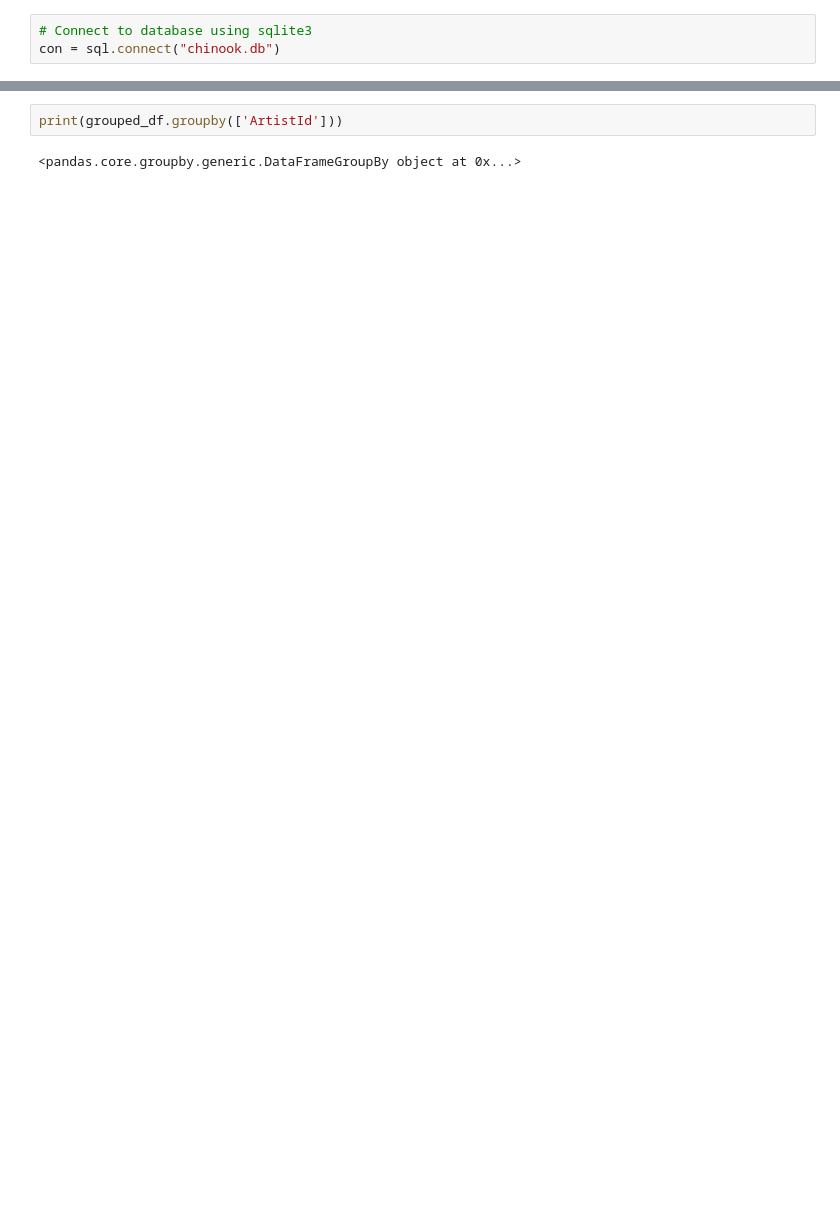
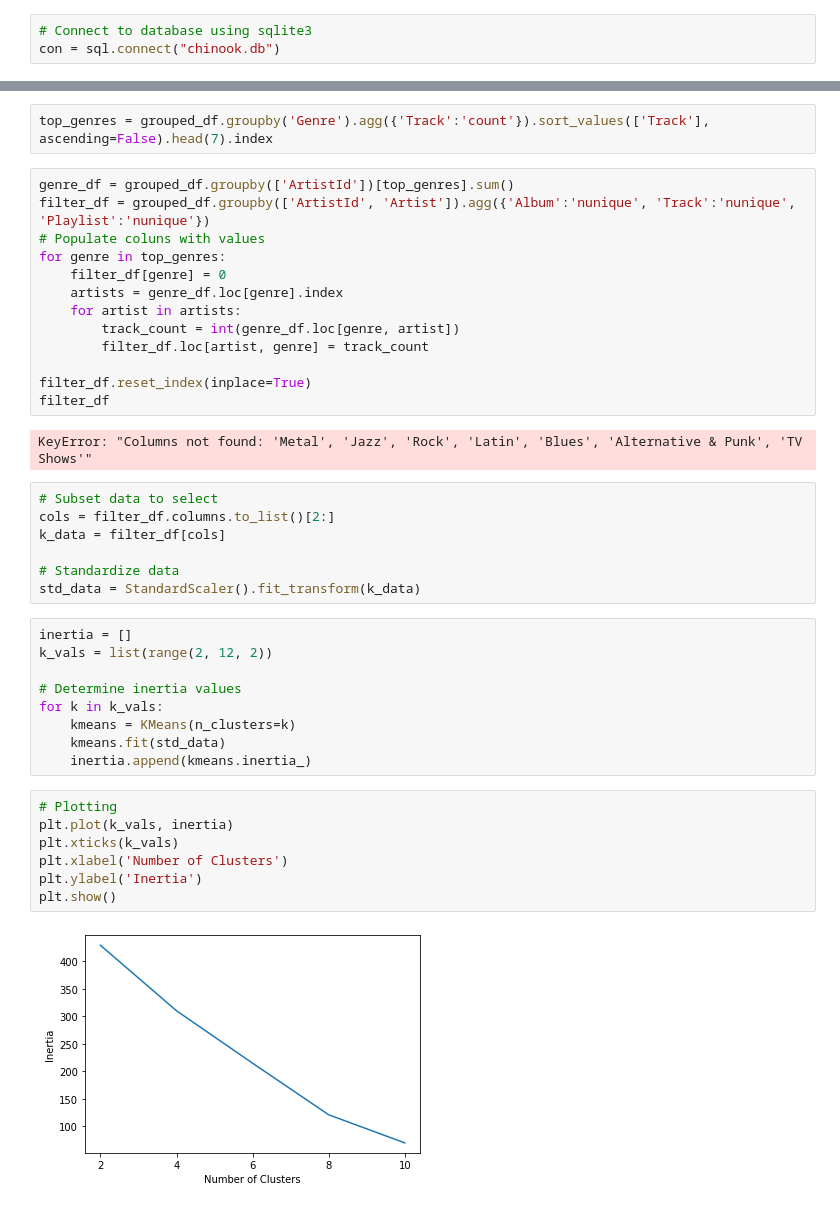
Before and after one commit to Aditya-Patel/data-eng-2, a Jupyter notebook: hw5/hw5.ipynb, the cells around one changed output, grey strips where cells are left out. Saved outputs shown, nothing was run; the diff lists cells and outputs as text; blank space fills up the shorter version.

```diff
--- a/hw5/hw5.ipynb
+++ b/hw5/hw5.ipynb
@@ -66,4 +79,42 @@ print(grouped_df.head(20))
-# %%
-print(grouped_df.groupby(['ArtistId']))
-# %% [output]
-<pandas.core.groupby.generic.DataFrameGroupBy object at 0x...>
+# %%
+top_genres = grouped_df.groupby('Genre').agg({'Track':'count'}).sort_values(['Track'], ascending=False).head(7).index
+# %%
+genre_df = grouped_df.groupby(['ArtistId'])[top_genres].sum()
+filter_df = grouped_df.groupby(['ArtistId', 'Artist']).agg({'Album':'nunique', 'Track':'nunique', 'Playlist':'nunique'})
+# Populate coluns with values
+for genre in top_genres:
+    filter_df[genre] = 0
+    artists = genre_df.loc[genre].index
+    for artist in artists:
+        track_count = int(genre_df.loc[genre, artist])
+        filter_df.loc[artist, genre] = track_count
+
+filter_df.reset_index(inplace=True)
+filter_df
+# %% [output]
+KeyError: "Columns not found: 'Metal', 'Jazz', 'Rock', 'Latin', 'Blues', 'Alternative & Punk', 'TV Shows'"
+# %%
+# Subset data to select
+cols = filter_df.columns.to_list()[2:]
+k_data = filter_df[cols]
+
+# Standardize data
+std_data = StandardScaler().fit_transform(k_data)
+# %%
+inertia = []
+k_vals = list(range(2, 12, 2))
+
+# Determine inertia values
+for k in k_vals:
+    kmeans = KMeans(n_clusters=k)
+    kmeans.fit(std_data)
+    inertia.append(kmeans.inertia_)
+# %%
+# Plotting
+plt.plot(k_vals, inertia)
+plt.xticks(k_vals)
+plt.xlabel('Number of Clusters')
+plt.ylabel('Inertia')
+plt.show()
+# %% [output]
+[figure, added]
```
Also changed, not shown: parts of 4 cells of this notebook, 3 other files.
